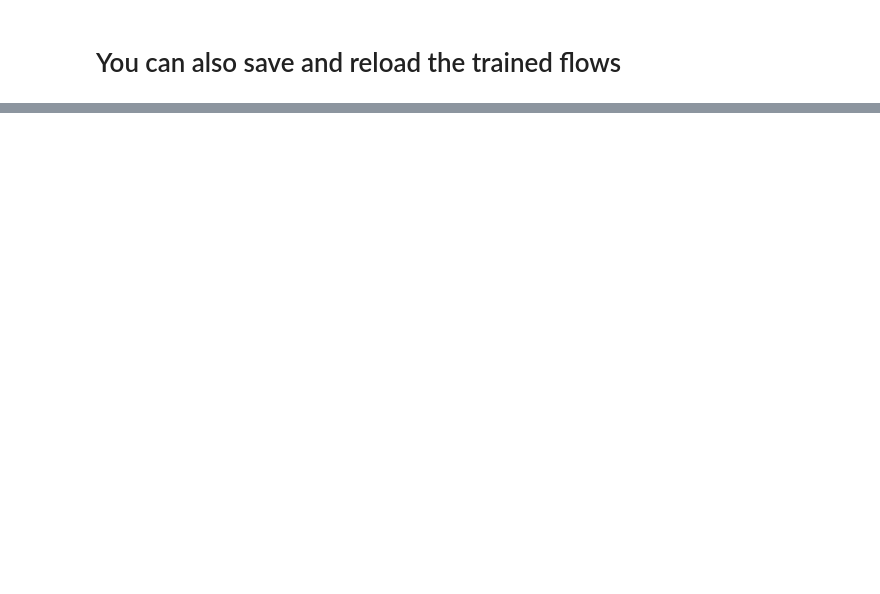
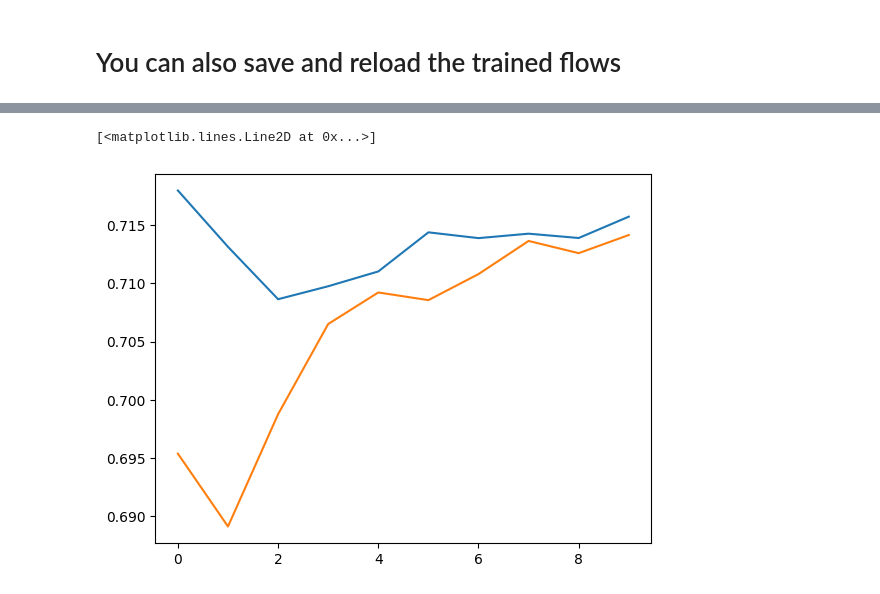
Before and after one commit to pltaylor16/CombineHarvesterFlow, a Jupyter notebook: demos/Gaussian_demo.ipynb, the cells around one changed output, grey strips where cells are left out. Saved outputs shown, nothing was run; the diff lists cells and outputs as text; code cells hidden in the pictures; blank space fills up the shorter version.

```diff
--- a/demos/Gaussian_demo.ipynb
+++ b/demos/Gaussian_demo.ipynb
@@ -76,0 +102,6 @@ plt.show()
+# %%
+plt.plot(sigma_1[0])
+plt.plot(sigma_2[0])
+# %% [output]
+[<matplotlib.lines.Line2D at 0x...>]
+[figure, added]
```
Also changed, not shown: parts of 11 cells of this notebook, 1 other file.
